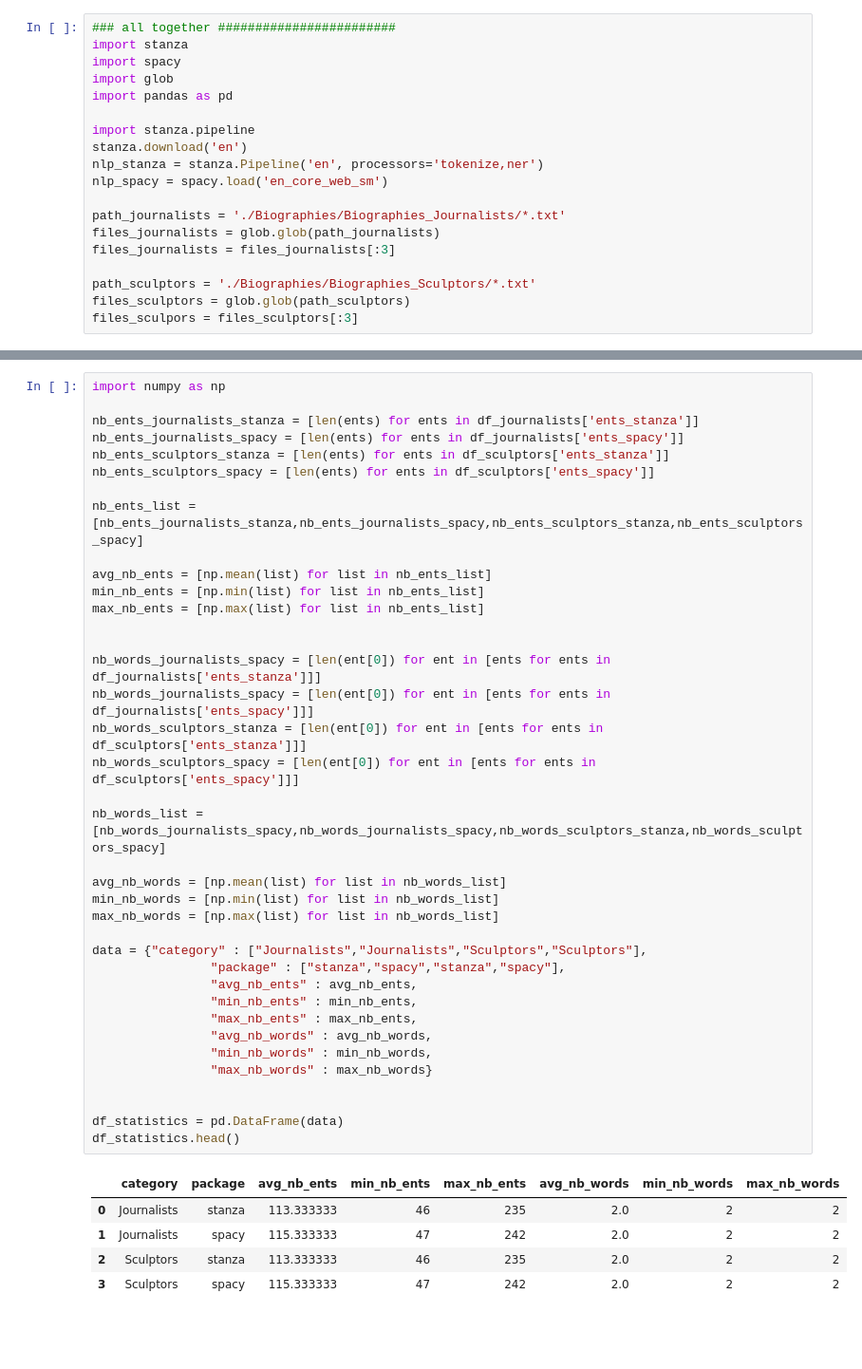
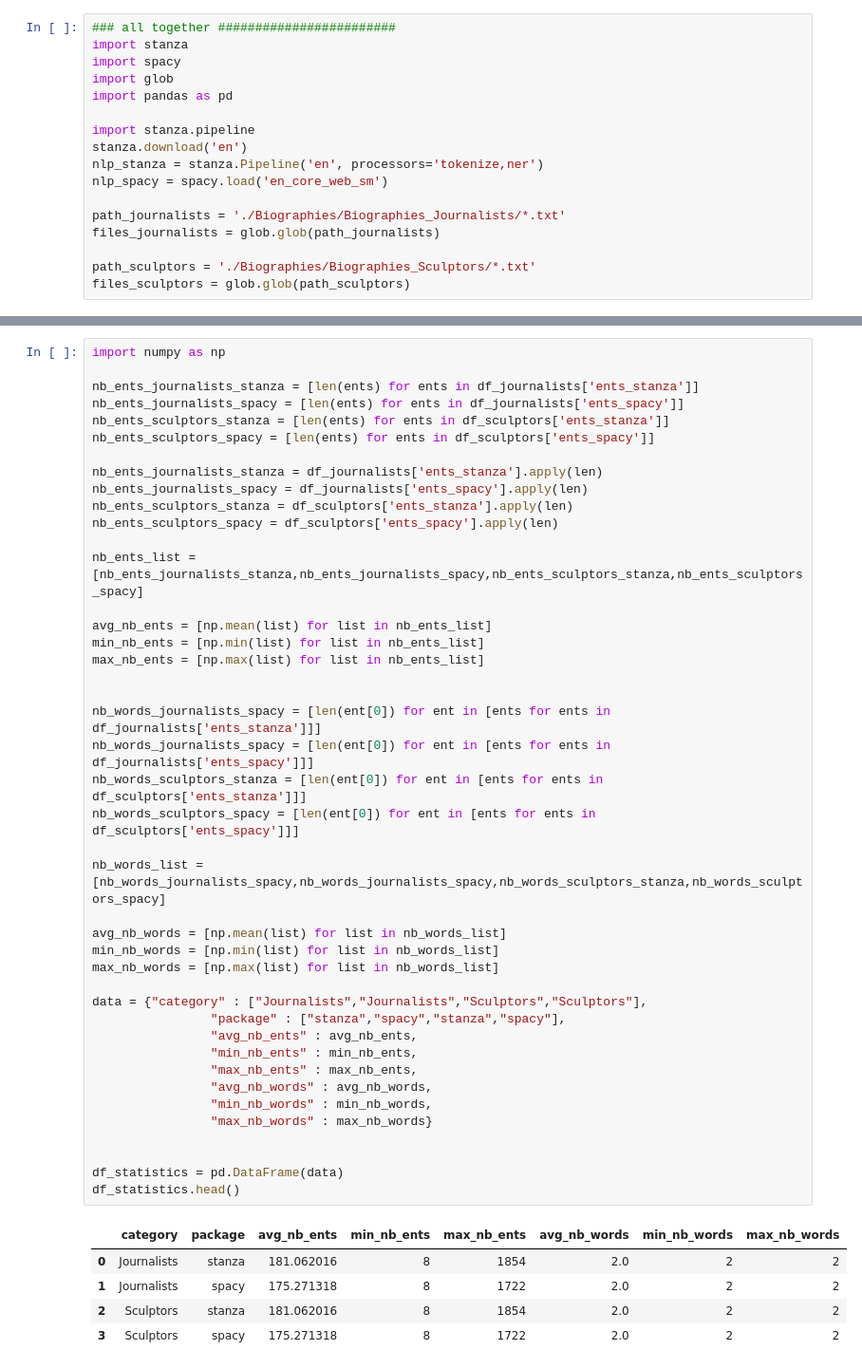
Before and after one commit to marinmss/m1-datascience-project, a Jupyter notebook: src/part2_named_entity_recognition.ipynb, the cells around one changed output, grey strips where cells are left out. Shown at 95% size. Cells and saved outputs as stored; diff of their text form; blank space fills up the shorter version.

```diff
--- a/src/part2_named_entity_recognition.ipynb
+++ b/src/part2_named_entity_recognition.ipynb
@@ -12,9 +12,7 @@ nlp_spacy = spacy.load('en_core_web_sm')
 
 path_journalists = './Biographies/Biographies_Journalists/*.txt'
 files_journalists = glob.glob(path_journalists)
-files_journalists = files_journalists[:3]
 
 path_sculptors = './Biographies/Biographies_Sculptors/*.txt'
 files_sculptors = glob.glob(path_sculptors)
-files_sculpors = files_sculptors[:3]
 # %% [output]
@@ -78,40 +78,45 @@ nb_ents_journalists_stanza = [len(ents) for ents in df_journalists['ents_stanza'
 nb_ents_journalists_spacy = [len(ents) for ents in df_journalists['ents_spacy']]
 nb_ents_sculptors_stanza = [len(ents) for ents in df_sculptors['ents_stanza']]
 nb_ents_sculptors_spacy = [len(ents) for ents in df_sculptors['ents_spacy']]
+
+nb_ents_journalists_stanza = df_journalists['ents_stanza'].apply(len)
+nb_ents_journalists_spacy = df_journalists['ents_spacy'].apply(len)
+nb_ents_sculptors_stanza = df_sculptors['ents_stanza'].apply(len)
+nb_ents_sculptors_spacy = df_sculptors['ents_spacy'].apply(len)
 
 nb_ents_list = [nb_ents_journalists_stanza,nb_ents_journalists_spacy,nb_ents_sculptors_stanza,nb_ents_sculptors_spacy]
 
 avg_nb_ents = [np.mean(list) for list in nb_ents_list]
 min_nb_ents = [np.min(list) for list in nb_ents_list]
 max_nb_ents = [np.max(list) for list in nb_ents_list]
 
 
 nb_words_journalists_spacy = [len(ent[0]) for ent in [ents for ents in df_journalists['ents_stanza']]]
 nb_words_journalists_spacy = [len(ent[0]) for ent in [ents for ents in df_journalists['ents_spacy']]]
 nb_words_sculptors_stanza = [len(ent[0]) for ent in [ents for ents in df_sculptors['ents_stanza']]]
 nb_words_sculptors_spacy = [len(ent[0]) for ent in [ents for ents in df_sculptors['ents_spacy']]]
 
 nb_words_list = [nb_words_journalists_spacy,nb_words_journalists_spacy,nb_words_sculptors_stanza,nb_words_sculptors_spacy]
 
 avg_nb_words = [np.mean(list) for list in nb_words_list]
 min_nb_words = [np.min(list) for list in nb_words_list]
 max_nb_words = [np.max(list) for list in nb_words_list]
 
 data = {"category" : ["Journalists","Journalists","Sculptors","Sculptors"],
                 "package" : ["stanza","spacy","stanza","spacy"],
                 "avg_nb_ents" : avg_nb_ents,
                 "min_nb_ents" : min_nb_ents,
                 "max_nb_ents" : max_nb_ents,
                 "avg_nb_words" : avg_nb_words,
                 "min_nb_words" : min_nb_words,
                 "max_nb_words" : max_nb_words}
 
 
 df_statistics = pd.DataFrame(data)
 df_statistics.head()
 # %% [output]
 |  | category | package | avg_nb_ents | min_nb_ents | max_nb_ents | avg_nb_words | min_nb_words | max_nb_words |
-| 0 | Journalists | stanza | 113.333333 | 46 | 235 | 2.0 | 2 | 2 |
-| 1 | Journalists | spacy | 115.333333 | 47 | 242 | 2.0 | 2 | 2 |
-| 2 | Sculptors | stanza | 113.333333 | 46 | 235 | 2.0 | 2 | 2 |
-| 3 | Sculptors | spacy | 115.333333 | 47 | 242 | 2.0 | 2 | 2 |
+| 0 | Journalists | stanza | 181.062016 | 8 | 1854 | 2.0 | 2 | 2 |
+| 1 | Journalists | spacy | 175.271318 | 8 | 1722 | 2.0 | 2 | 2 |
+| 2 | Sculptors | stanza | 181.062016 | 8 | 1854 | 2.0 | 2 | 2 |
+| 3 | Sculptors | spacy | 175.271318 | 8 | 1722 | 2.0 | 2 | 2 |
```
Also changed, not shown: parts of 5 cells of this notebook.
